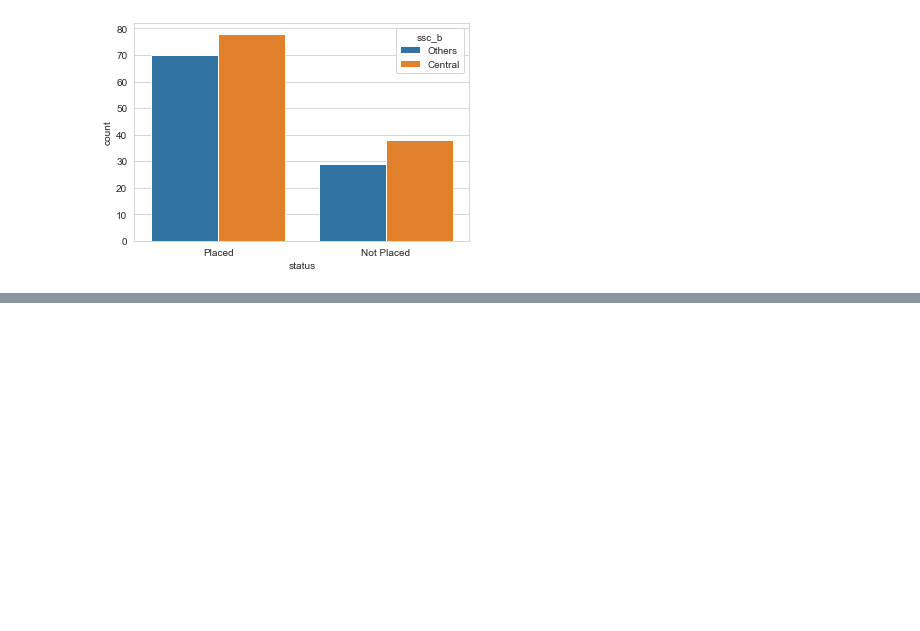
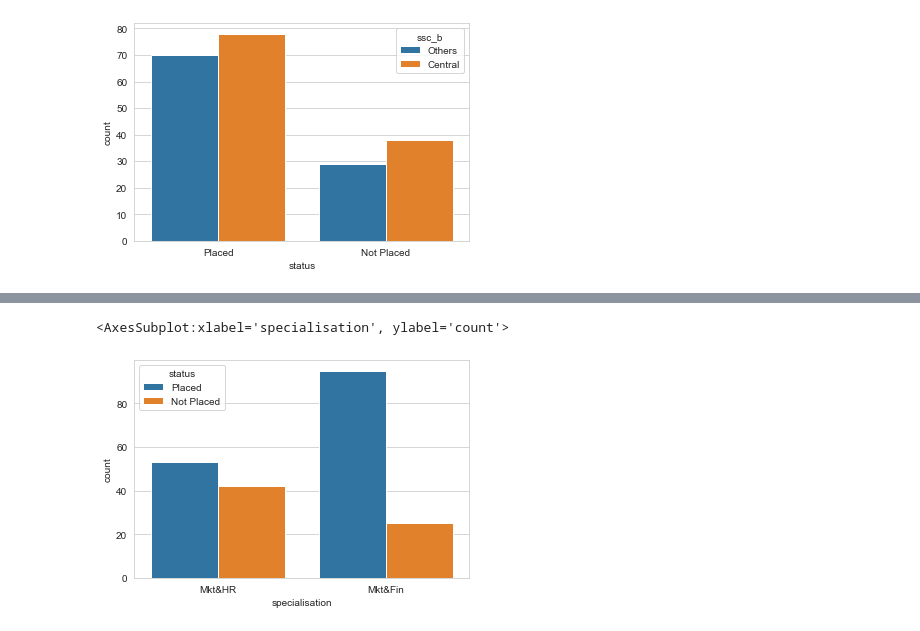
Before and after one commit to SaiSatya16/Hackathon-BrainDead-IIEST, a Jupyter notebook: Problem-1/Nandini_notebook.ipynb, the cells around one changed output, grey strips where cells are left out. Cells and saved outputs as stored; diff of their text form; code cells hidden in the pictures; blank space fills up the shorter version.

```diff
--- a/Problem-1/Nandini_notebook.ipynb
+++ b/Problem-1/Nandini_notebook.ipynb
@@ -142,0 +145,6 @@ sn.countplot(x='status',hue='degree_t',data=df)
+# %%
+sn.set_style('whitegrid')
+sn.countplot(x='specialisation',hue="status",data=df)
+# %% [output]
+<AxesSubplot:xlabel='specialisation', ylabel='count'>
+[figure, added]
```
Also changed, not shown: parts of 20 cells of this notebook, 1 other file.
